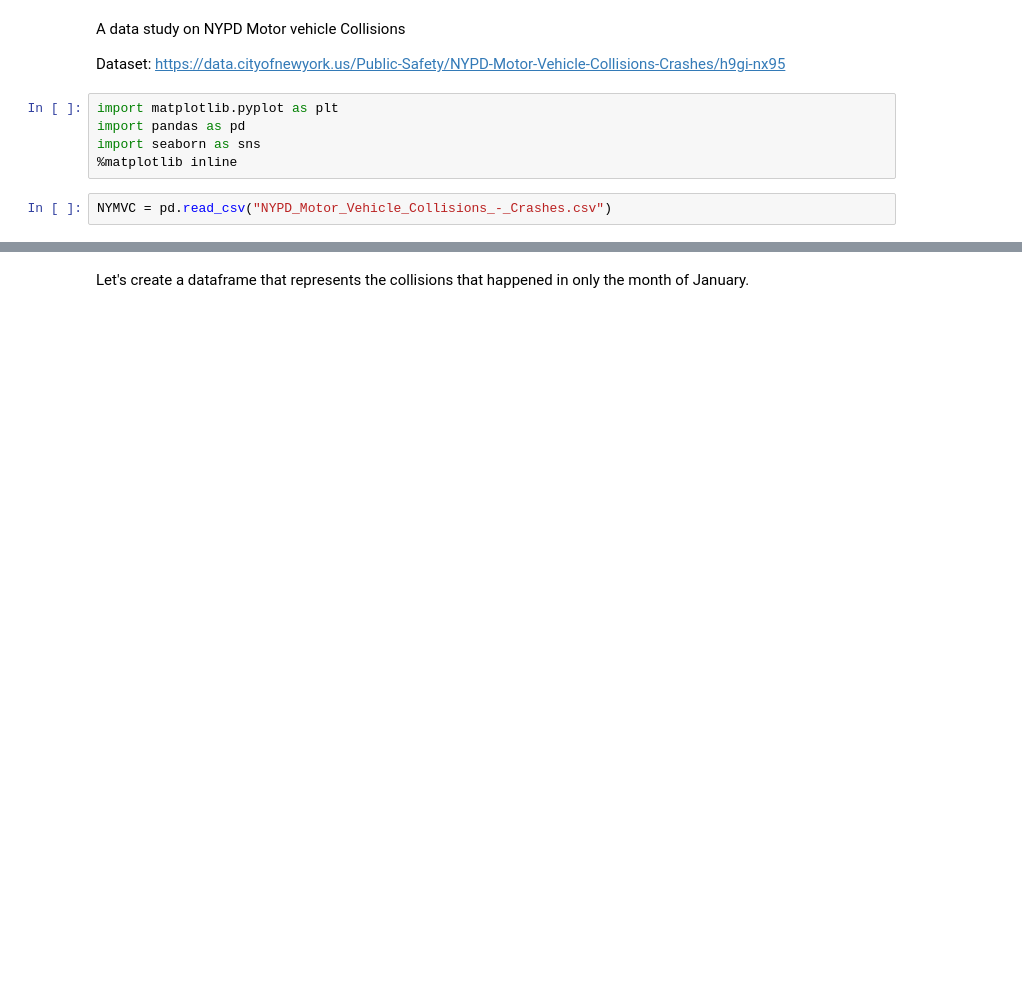
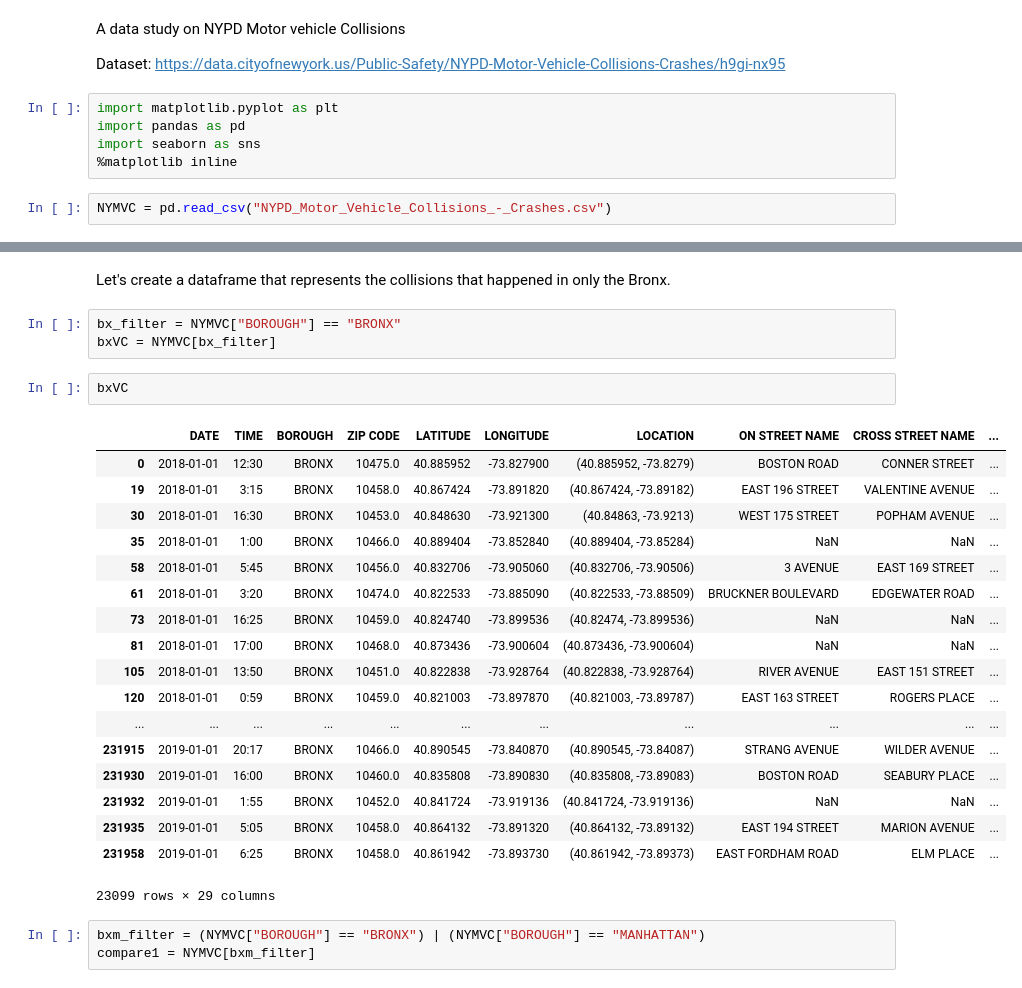
Before and after one commit to Jones-Git/NYPDMotorCollisions, a Jupyter notebook: NYPD Data on Collisions in NYC (Reported).ipynb, the cells around one changed output, grey strips where cells are left out. Cells and saved outputs as stored; diff of their text form; blank space fills up the shorter version.

Commit message:
Add updated filtered dataset, include new variables for study

```diff
--- a/NYPD Data on Collisions in NYC (Reported).ipynb
+++ b/NYPD Data on Collisions in NYC (Reported).ipynb
@@ -75,2 +56,29 @@ NYMVC
 # %% [markdown]
-Let's create a dataframe that represents the collisions that happened in only the month of January.
+Let's create a dataframe that represents the collisions that happened in only the Bronx.
+# %%
+bx_filter = NYMVC["BOROUGH"] == "BRONX"
+bxVC = NYMVC[bx_filter]
+# %%
+bxVC
+# %% [output]
+|  | DATE | TIME | BOROUGH | ZIP CODE | LATITUDE | LONGITUDE | LOCATION | ON STREET NAME | CROSS STREET NAME | ... |
+| 0 | 2018-01-01 | 12:30 | BRONX | 10475.0 | 40.885952 | -73.827900 | (40.885952, -73.8279) | BOSTON ROAD | CONNER STREET | ... |
+| 19 | 2018-01-01 | 3:15 | BRONX | 10458.0 | 40.867424 | -73.891820 | (40.867424, -73.89182) | EAST 196 STREET | VALENTINE AVENUE | ... |
+| 30 | 2018-01-01 | 16:30 | BRONX | 10453.0 | 40.848630 | -73.921300 | (40.84863, -73.9213) | WEST 175 STREET | POPHAM AVENUE | ... |
+| 35 | 2018-01-01 | 1:00 | BRONX | 10466.0 | 40.889404 | -73.852840 | (40.889404, -73.85284) | NaN | NaN | ... |
+| 58 | 2018-01-01 | 5:45 | BRONX | 10456.0 | 40.832706 | -73.905060 | (40.832706, -73.90506) | 3 AVENUE | EAST 169 STREET | ... |
+| 61 | 2018-01-01 | 3:20 | BRONX | 10474.0 | 40.822533 | -73.885090 | (40.822533, -73.88509) | BRUCKNER BOULEVARD | EDGEWATER ROAD | ... |
+| 73 | 2018-01-01 | 16:25 | BRONX | 10459.0 | 40.824740 | -73.899536 | (40.82474, -73.899536) | NaN | NaN | ... |
+| 81 | 2018-01-01 | 17:00 | BRONX | 10468.0 | 40.873436 | -73.900604 | (40.873436, -73.900604) | NaN | NaN | ... |
+| 105 | 2018-01-01 | 13:50 | BRONX | 10451.0 | 40.822838 | -73.928764 | (40.822838, -73.928764) | RIVER AVENUE | EAST 151 STREET | ... |
+| 120 | 2018-01-01 | 0:59 | BRONX | 10459.0 | 40.821003 | -73.897870 | (40.821003, -73.89787) | EAST 163 STREET | ROGERS PLACE | ... |
+| ... | ... | ... | ... | ... | ... | ... | ... | ... | ... | ... |
+| 231915 | 2019-01-01 | 20:17 | BRONX | 10466.0 | 40.890545 | -73.840870 | (40.890545, -73.84087) | STRANG AVENUE | WILDER AVENUE | ... |
+| 231930 | 2019-01-01 | 16:00 | BRONX | 10460.0 | 40.835808 | -73.890830 | (40.835808, -73.89083) | BOSTON ROAD | SEABURY PLACE | ... |
+| 231932 | 2019-01-01 | 1:55 | BRONX | 10452.0 | 40.841724 | -73.919136 | (40.841724, -73.919136) | NaN | NaN | ... |
+| 231935 | 2019-01-01 | 5:05 | BRONX | 10458.0 | 40.864132 | -73.891320 | (40.864132, -73.89132) | EAST 194 STREET | MARION AVENUE | ... |
+| 231958 | 2019-01-01 | 6:25 | BRONX | 10458.0 | 40.861942 | -73.893730 | (40.861942, -73.89373) | EAST FORDHAM ROAD | ELM PLACE | ... |
+23099 rows × 29 columns
+# %%
+bxm_filter = (NYMVC["BOROUGH"] == "BRONX") | (NYMVC["BOROUGH"] == "MANHATTAN")
+compare1 = NYMVC[bxm_filter]
```
Also changed, not shown: parts of 6 cells of this notebook, 1 other file.
